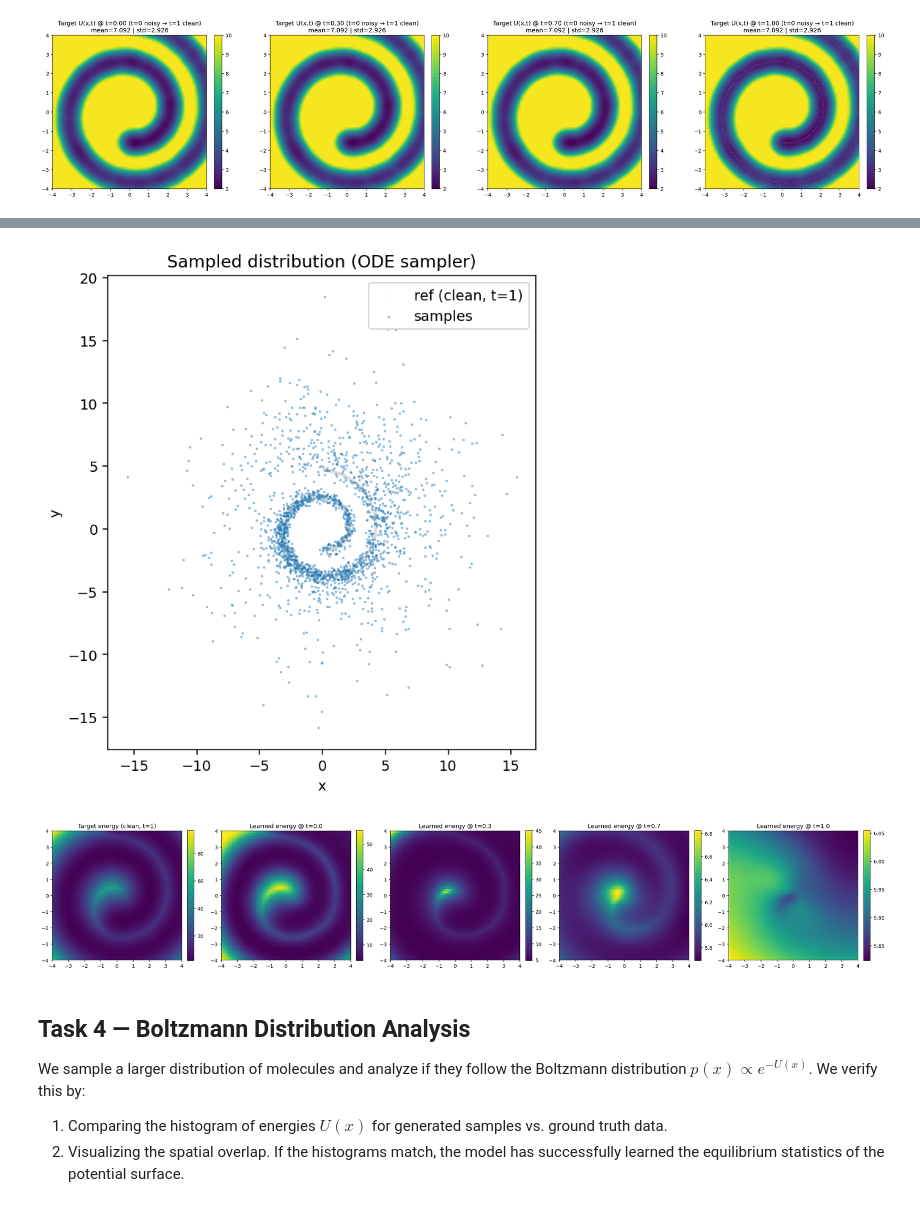
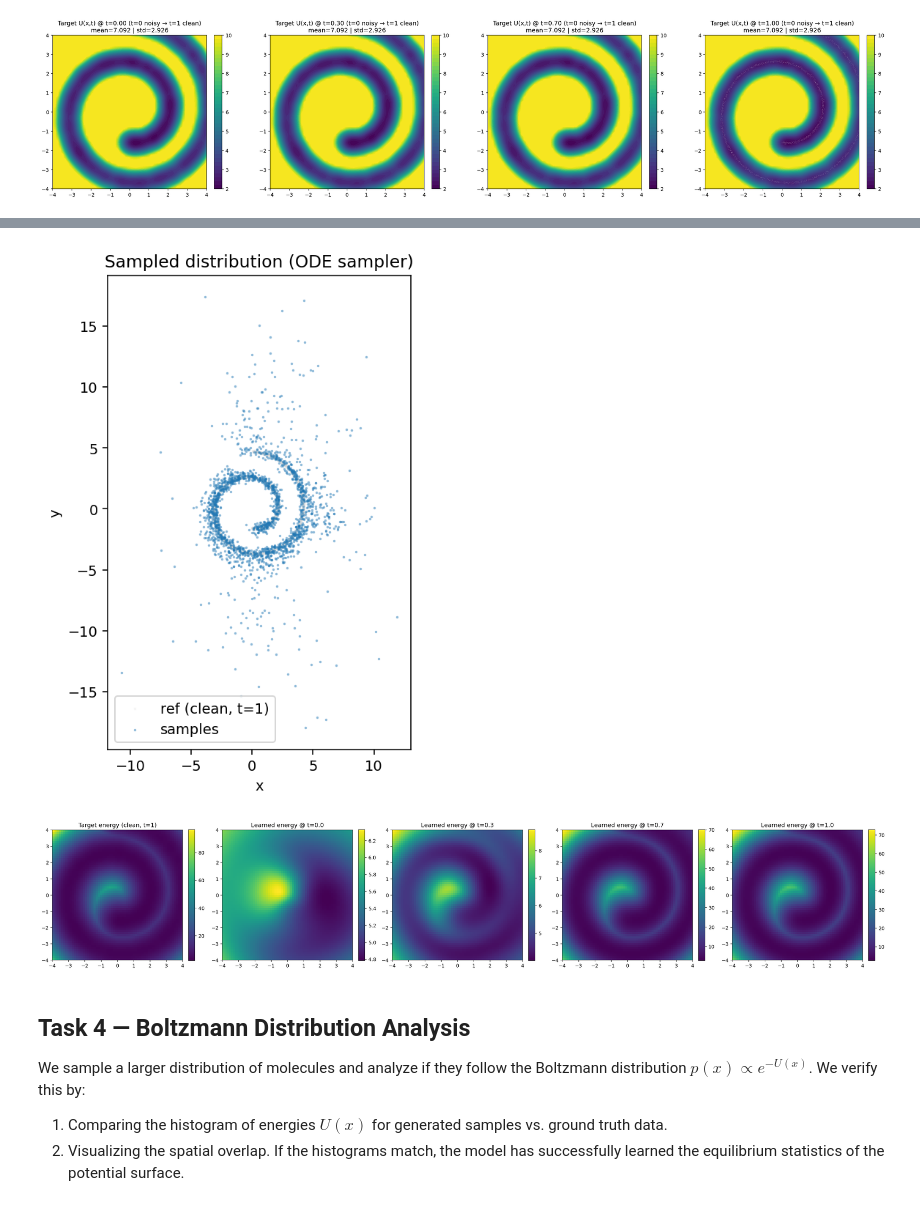
Before and after one commit to maximoffdev/DrugFlow, a Jupyter notebook: notebooks/swiss_roll_hjb_training.ipynb, the cells around one changed output, grey strips where cells are left out. Cells and saved outputs as stored; diff of their text form; code cells hidden in the pictures.

```diff
--- a/notebooks/swiss_roll_hjb_training.ipynb
+++ b/notebooks/swiss_roll_hjb_training.ipynb
@@ -562,8 +562,8 @@ plot_target_energy_smoothing(times=target_times, clip_max=10.0)
 [figure]
 # %%
 # --- Training loop with live plotting (matches the requested layout) ---
-num_epochs = 5000
-batch_size = 128      # number of 1-node graphs per step
+num_epochs = 10000
+batch_size = 514      # number of 1-node graphs per step
 lambda_hjb = float(cfg['loss_params'].lambda_hjb)
 lambda_cons = float(cfg['loss_params'].lambda_consistency)
 lambda_bound = float(cfg['loss_params'].lambda_energy)
@@ -830,6 +830,7 @@ samp = model.sample_ligand(
     n_samples=2000,
     num_nodes=1,
     temperature=1.0,
+    temperature_sampler=1.0,
     x_sampler='ode',
     h_sampler='markov_bridge',
     stochastic_x=False,
@@ -842,35 +843,35 @@ ax.set_title('Sampled distribution (ODE sampler)')
 ax.set_xlabel('x')
 ax.set_ylabel('y')
 ax.set_aspect('equal', adjustable='box')
 ax.legend()
 plt.show()
 
 fig, axes = plt.subplots(1, 1 + len(times_to_plot), figsize=(24, 5), dpi=140)
 
 # Target: show clean (t=1) energy surface for reference
 u_true_clean = target_energy_grid_at_t(t_val=1.0, clip_max=None)
 im0 = axes[0].imshow(u_true_clean, origin='lower', extent=(-4,4,-4,4), cmap='viridis', aspect='equal')
 axes[0].set_title('Target energy (clean, t=1)')
 plt.colorbar(im0, ax=axes[0], fraction=0.046, pad=0.04)
 
 for i, t_val in enumerate(times_to_plot):
     u_learned = predict_energy_grid(
         model,
         xy_grid=grid_tensor,
         grid_size=grid_size,
         allowed_z=allowed_z,
         t_val=float(t_val),
         temperature=1.0,
     )
     im = axes[i + 1].imshow(u_learned, origin='lower', extent=(-4,4,-4,4), cmap='viridis', aspect='equal')
     axes[i + 1].set_title(f'Learned energy @ t={float(t_val):.1f}')
     plt.colorbar(im, ax=axes[i + 1], fraction=0.046, pad=0.04)
 
 plt.tight_layout()
 plt.show()
 # %% [output]
-[figure, old version]
+[figure, new version]
-[figure, old version]
+[figure, new version]
 # %% [markdown]
 ## Task 4 — Boltzmann Distribution Analysis
 We sample a larger distribution of molecules and analyze if they follow the Boltzmann distribution $p(x) \propto e^{-U(x)}$.
```
Also changed, not shown: parts of 3 cells of this notebook, 5 other files.
